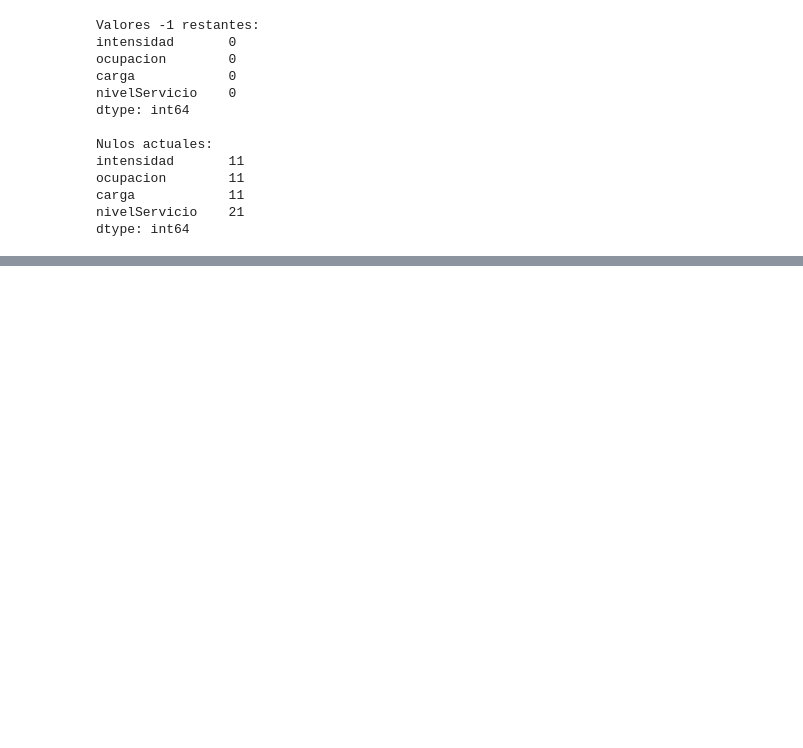
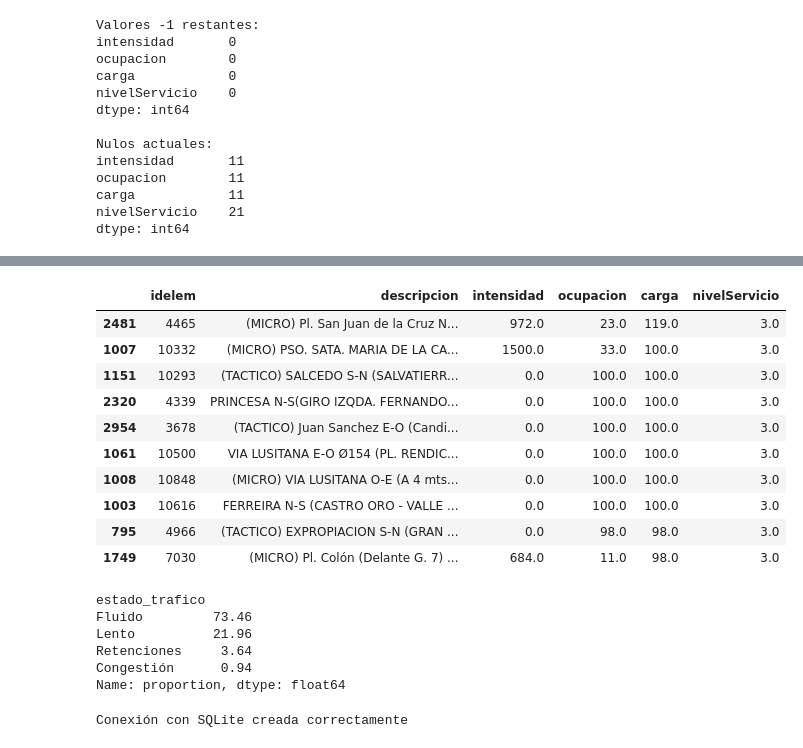
Before and after one commit to contactodiegovega/Trafico-Madrid, a Jupyter notebook: trafico.ipynb, the cells around one changed output, grey strips where cells are left out. Drawn from its saved outputs; the diff is of its cells as text; code cells hidden in the pictures; blank space fills up the shorter version.

```diff
--- a/trafico.ipynb
+++ b/trafico.ipynb
@@ -374,3 +374,17 @@ ocupacion        11
 carga            11
 nivelServicio    21
 dtype: int64
+# %%
+# Traducir el código de nivel de servicio a una categoría comprensible
+
+mapa_nivel_servicio = {
+    0: "Fluido",
+    1: "Lento",
+    2: "Retenciones",
+    3: "Congestión"
+}
+
+df_trafico_limpio["estado_trafico"] = (
+    df_trafico_limpio["nivelServicio"]
+    .map(mapa_nivel_servicio)
+)
@@ -376,0 +403,52 @@ dtype: int64
+# %%
+# Mostrar los puntos con congestión
+
+congestionados = (
+    df_trafico_limpio[
+        df_trafico_limpio["estado_trafico"] == "Congestión"
+    ]
+    .sort_values("carga", ascending=False)
+)
+
+congestionados[
+    ["idelem", "descripcion", "intensidad", "ocupacion", "carga", "nivelServicio"]
+].head(10)
+# %% [output]
+|  | idelem | descripcion | intensidad | ocupacion | carga | nivelServicio |
+| 2481 | 4465 | (MICRO) Pl. San Juan de la Cruz N... | 972.0 | 23.0 | 119.0 | 3.0 |
+| 1007 | 10332 | (MICRO) PSO. SATA. MARIA DE LA CA... | 1500.0 | 33.0 | 100.0 | 3.0 |
+| 1151 | 10293 | (TACTICO) SALCEDO S-N (SALVATIERR... | 0.0 | 100.0 | 100.0 | 3.0 |
+| 2320 | 4339 | PRINCESA N-S(GIRO IZQDA. FERNANDO... | 0.0 | 100.0 | 100.0 | 3.0 |
+| 2954 | 3678 | (TACTICO) Juan Sanchez E-O (Candi... | 0.0 | 100.0 | 100.0 | 3.0 |
+| 1061 | 10500 | VIA LUSITANA E-O Ø154 (PL. RENDIC... | 0.0 | 100.0 | 100.0 | 3.0 |
+| 1008 | 10848 | (MICRO) VIA LUSITANA O-E (A 4 mts... | 0.0 | 100.0 | 100.0 | 3.0 |
+| 1003 | 10616 | FERREIRA N-S (CASTRO ORO - VALLE ... | 0.0 | 100.0 | 100.0 | 3.0 |
+| 795 | 4966 | (TACTICO) EXPROPIACION S-N (GRAN ... | 0.0 | 98.0 | 98.0 | 3.0 |
+| 1749 | 7030 | (MICRO) Pl. Colón (Delante G. 7) ... | 684.0 | 11.0 | 98.0 | 3.0 |
+# %%
+# Distribución porcentual del estado del tráfico
+
+distribucion_estado = (
+    df_trafico_limpio["estado_trafico"]
+    .value_counts(normalize=True)
+    .mul(100)
+    .round(2)
+)
+
+distribucion_estado
+# %% [output]
+estado_trafico
+Fluido         73.46
+Lento          21.96
+Retenciones     3.64
+Congestión      0.94
+Name: proportion, dtype: float64
+# %%
+import sqlite3
+
+# Crear/conectar con la base de datos
+conexion = sqlite3.connect("trafico_madrid.db")
+
+print("Conexión con SQLite creada correctamente")
+# %% [output]
+Conexión con SQLite creada correctamente
```
Also changed, not shown: parts of 7 cells of this notebook, 2 other files.
